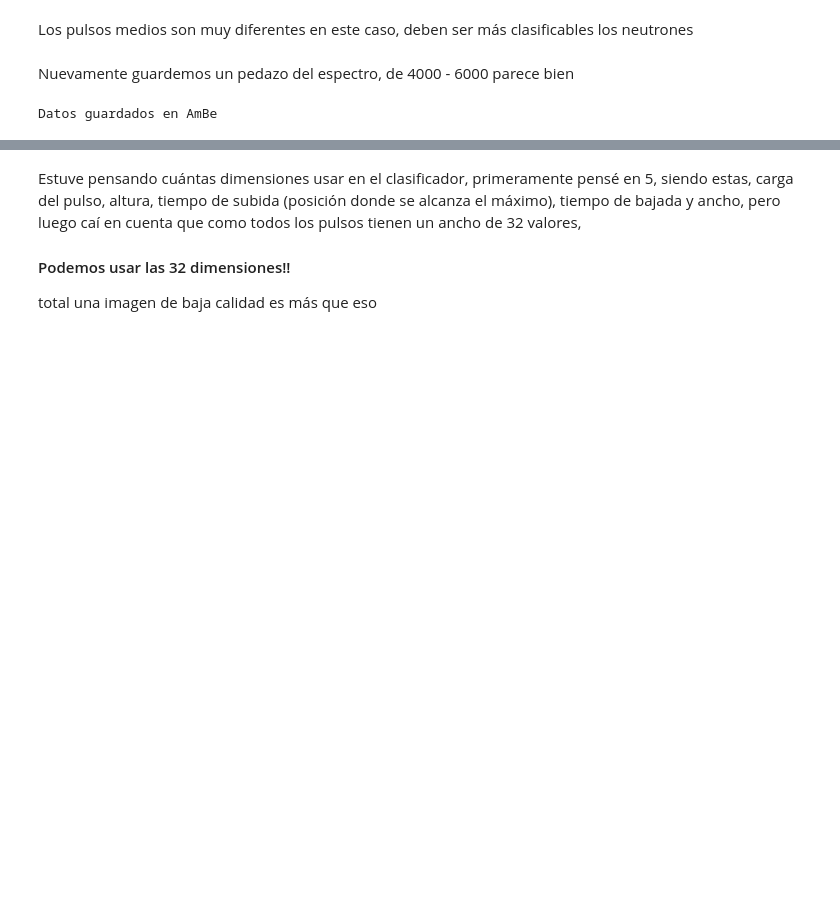
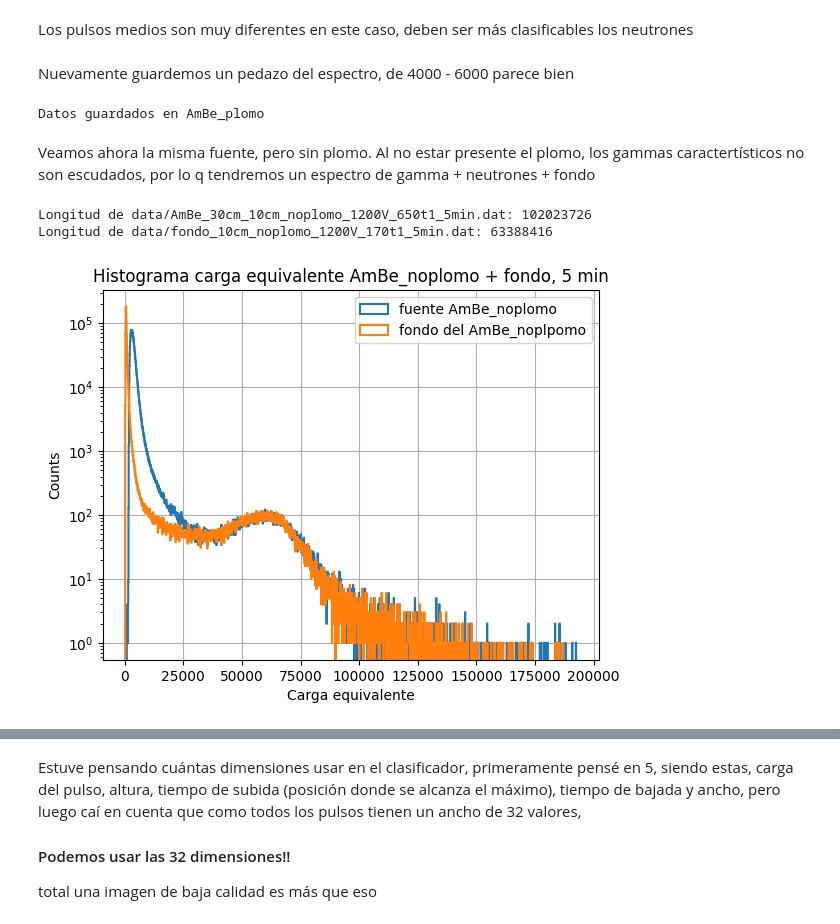
Before and after one commit to saisito/MLF_nunez-alejandro, a Jupyter notebook: nunez-alejandro.ipynb, the cells around one changed output, grey strips where cells are left out. Drawn from its saved outputs; the diff is of its cells as text; code cells hidden in the pictures; blank space fills up the shorter version.

```diff
--- a/nunez-alejandro.ipynb
+++ b/nunez-alejandro.ipynb
@@ -191,6 +192,7 @@ Reemplazar en caso que la dirección de los archivos sea otra (Estos archivos no
 # %%
 file_list_Co = sorted(glob.glob('data/*Co*'))
 file_list_AmBe_plomo = sorted(glob.glob('data/*10cm_plomo*'))
+file_list_AmBe_noplomo = sorted(glob.glob('data/*10cm_noplomo*'))
 # %% [markdown]
 Cálculo de las alturas, la carga y el pulso promedio, empecemos con el Co60
 # %%
@@ -311,6 +312,6 @@ Los pulsos medios son muy diferentes en este caso, deben ser más clasificables
 Nuevamente guardemos un pedazo del espectro, de 4000 - 6000 parece bien
 # %%
 charge_thresholds_AmBe = (4000, 6000)  # Ajustar estos valores después de inspeccionar los histogramas
-save_filtered_data(file_list_AmBe_plomo, charge_thresholds_AmBe, "AmBe")
+save_filtered_data(file_list_AmBe_plomo, charge_thresholds_AmBe, "AmBe_plomo")
 # %% [output]
-Datos guardados en AmBe
+Datos guardados en AmBe_plomo
@@ -316,0 +321,19 @@ Datos guardados en AmBe
+# %% [markdown]
+Veamos ahora la misma fuente, pero sin plomo. Al no estar presente el plomo, los gammas caractertísticos no son escudados, por lo q tendremos un espectro de gamma + neutrones + fondo
+# %%
+all_max_per_file_AmBe_noplomo, all_sum_per_file_AmBe_noplomo, mean_pulses_AmBe_noplomo = load_data(file_list_AmBe_noplomo)
+# %% [output]
+Longitud de data/AmBe_30cm_10cm_noplomo_1200V_650t1_5min.dat: 102023726
+Longitud de data/fondo_10cm_noplomo_1200V_170t1_5min.dat: 63388416
+# %%
+plot_histogram(
+    all_sum_per_file_AmBe_noplomo,
+    bin_width=100,
+    labels=['fuente AmBe_noplomo', 'fondo del AmBe_noplpomo'],
+    title='Histograma carga equivalente AmBe_noplomo + fondo, 5 min',
+    x_label='Carga equivalente',
+    y_label='Counts',
+    log_scale=True
+)
+# %% [output]
+[figure, added]
```
Also changed, not shown: parts of 77 cells of this notebook, 4 other files.
